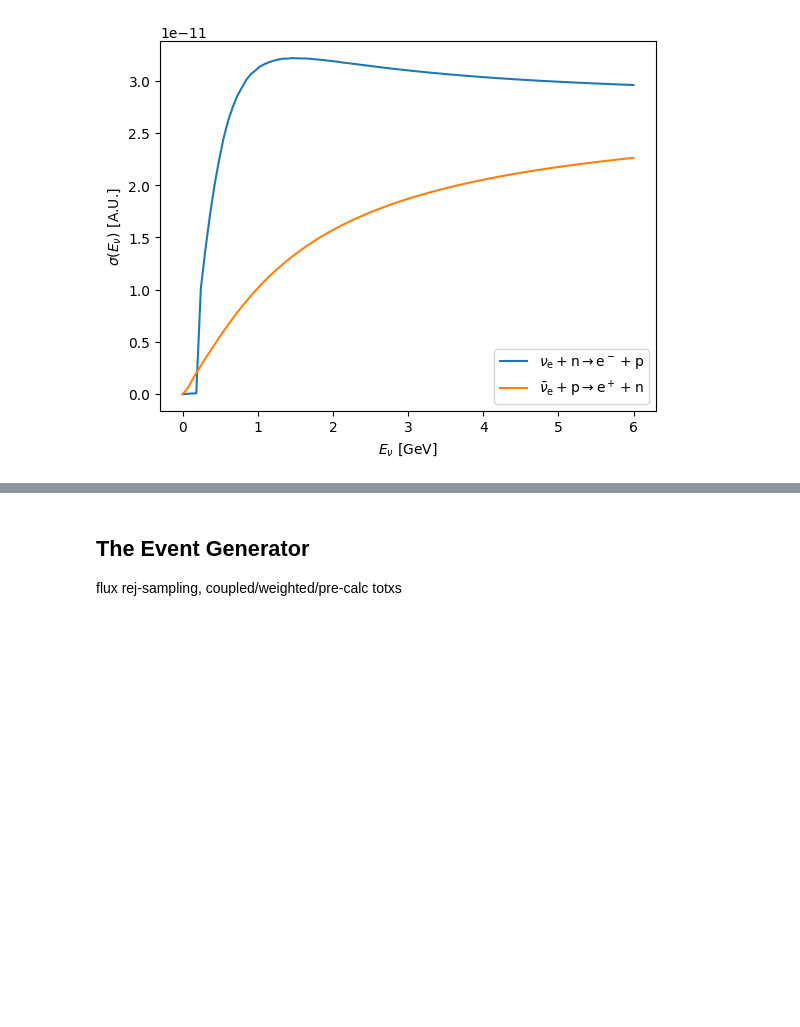
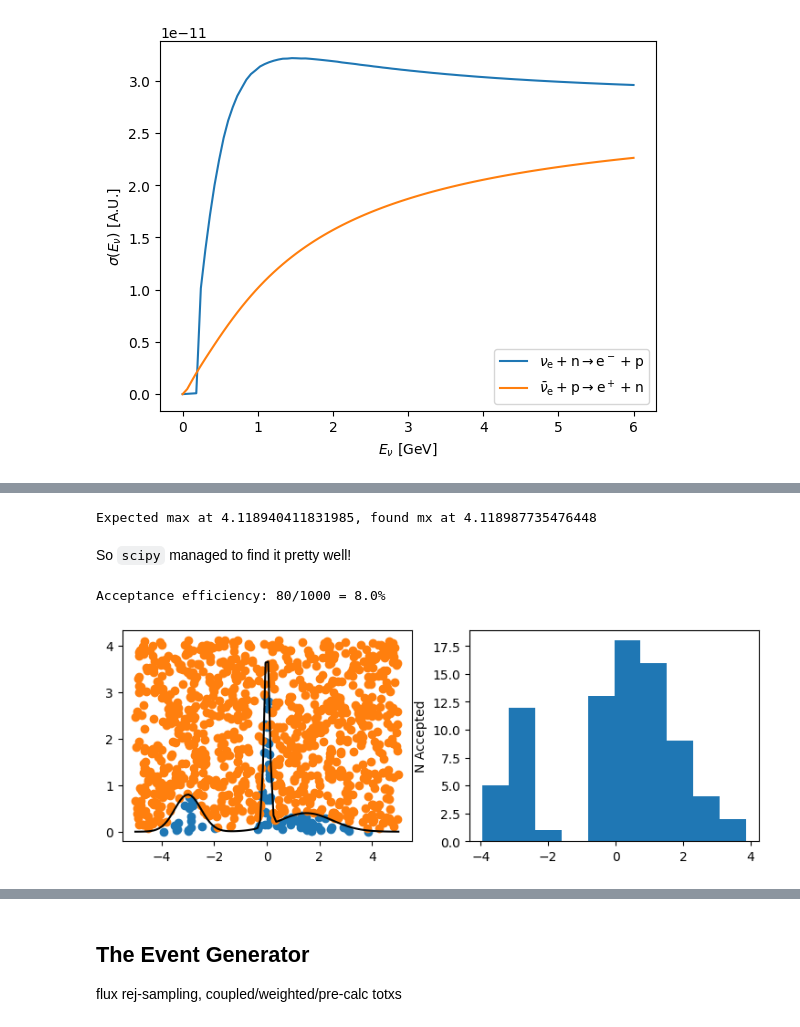
Before and after one commit to luketpickering/JupyNuGen, a Jupyter notebook: JupyNuGen.ipynb, the cells around one changed output, grey strips where cells are left out. Saved outputs shown, nothing was run; the diff lists cells and outputs as text; code cells hidden in the pictures; blank space fills up the shorter version.

```diff
--- a/JupyNuGen.ipynb
+++ b/JupyNuGen.ipynb
@@ -519,0 +597,15 @@ statistical error on the mean of the function goes like the number of attempts?
+# %%
+import scipy.optimize as opt
+
+result = opt.shgo(lambda x: -myfunc(x), [(-5,5),])
+max_func_val = -result.fun
+print("Expected max at %s, found mx at %s" % (myfunc(0),max_func_val))
+# %% [output]
+Expected max at 4.118940411831985, found mx at 4.118987735476448
+# %% [markdown]
+So `scipy` managed to find it pretty well!
+# %%
+plot_rejsample(myfunc,(-5,10),(0,max_func_val))
+# %% [output]
+Acceptance efficiency: 80/1000 = 8.0%
+[figure, added]
```
Also changed, not shown: parts of 26 cells of this notebook.
